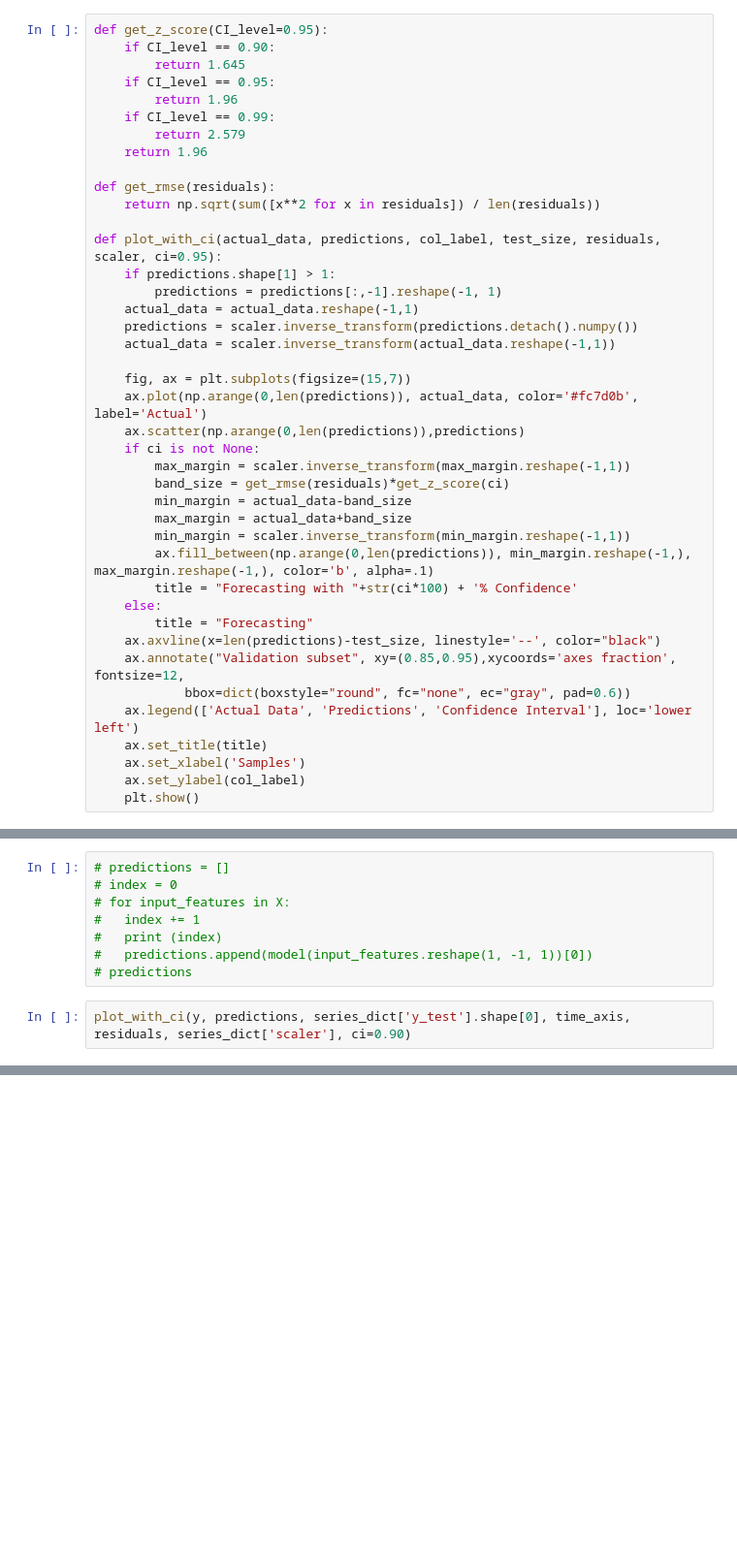
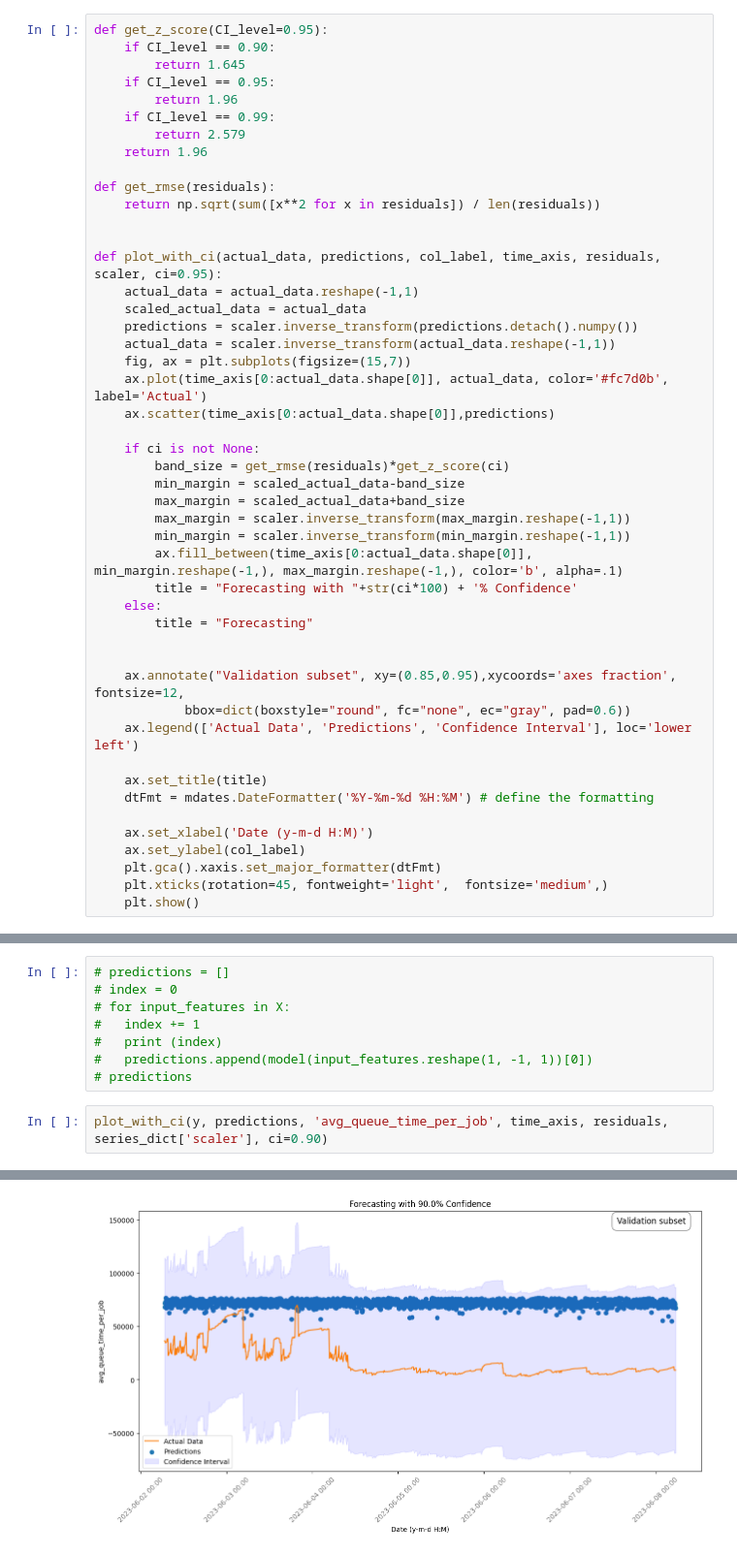
Before and after one commit to ari-apc-lab/croupier, a Jupyter notebook: forecast/forecasting/forecasting_ol.ipynb, the cells around one changed output, grey strips where cells are left out. Shown at 97% size. Drawn from its saved outputs; the diff is of its cells as text; blank space fills up the shorter version.

```diff
--- a/forecast/forecasting/forecasting_ol.ipynb
+++ b/forecast/forecasting/forecasting_ol.ipynb
@@ -496,31 +515,37 @@ def get_z_score(CI_level=0.95):
 def get_rmse(residuals):
     return np.sqrt(sum([x**2 for x in residuals]) / len(residuals))
 
-def plot_with_ci(actual_data, predictions, col_label, test_size, residuals, scaler, ci=0.95):
-    if predictions.shape[1] > 1:
-        predictions = predictions[:,-1].reshape(-1, 1)
+
+def plot_with_ci(actual_data, predictions, col_label, time_axis, residuals, scaler, ci=0.95):
     actual_data = actual_data.reshape(-1,1)
+    scaled_actual_data = actual_data
     predictions = scaler.inverse_transform(predictions.detach().numpy())
     actual_data = scaler.inverse_transform(actual_data.reshape(-1,1))
+    fig, ax = plt.subplots(figsize=(15,7))
+    ax.plot(time_axis[0:actual_data.shape[0]], actual_data, color='#fc7d0b', label='Actual')
+    ax.scatter(time_axis[0:actual_data.shape[0]],predictions)
 
-    fig, ax = plt.subplots(figsize=(15,7))
-    ax.plot(np.arange(0,len(predictions)), actual_data, color='#fc7d0b', label='Actual')
-    ax.scatter(np.arange(0,len(predictions)),predictions)
     if ci is not None:
+        band_size = get_rmse(residuals)*get_z_score(ci)
+        min_margin = scaled_actual_data-band_size
+        max_margin = scaled_actual_data+band_size
         max_margin = scaler.inverse_transform(max_margin.reshape(-1,1))
-        band_size = get_rmse(residuals)*get_z_score(ci)
-        min_margin = actual_data-band_size
-        max_margin = actual_data+band_size
         min_margin = scaler.inverse_transform(min_margin.reshape(-1,1))
-        ax.fill_between(np.arange(0,len(predictions)), min_margin.reshape(-1,), max_margin.reshape(-1,), color='b', alpha=.1)
+        ax.fill_between(time_axis[0:actual_data.shape[0]], min_margin.reshape(-1,), max_margin.reshape(-1,), color='b', alpha=.1)
         title = "Forecasting with "+str(ci*100) + '% Confidence'
     else:
         title = "Forecasting"
-    ax.axvline(x=len(predictions)-test_size, linestyle='--', color="black")
+
+
     ax.annotate("Validation subset", xy=(0.85,0.95),xycoords='axes fraction', fontsize=12,
             bbox=dict(boxstyle="round", fc="none", ec="gray", pad=0.6))
     ax.legend(['Actual Data', 'Predictions', 'Confidence Interval'], loc='lower left')
+
     ax.set_title(title)
-    ax.set_xlabel('Samples')
+    dtFmt = mdates.DateFormatter('%Y-%m-%d %H:%M') # define the formatting
+
+    ax.set_xlabel('Date (y-m-d H:M)')
     ax.set_ylabel(col_label)
+    plt.gca().xaxis.set_major_formatter(dtFmt)
+    plt.xticks(rotation=45, fontweight='light',  fontsize='medium',)
     plt.show()
@@ -575,5 +583,5 @@ predictions = model(X)
 #   predictions.append(model(input_features.reshape(1, -1, 1))[0])
 # predictions
 # %%
-plot_with_ci(y, predictions, series_dict['y_test'].shape[0], time_axis, residuals, series_dict['scaler'], ci=0.90)
+plot_with_ci(y, predictions, 'avg_queue_time_per_job', time_axis, residuals, series_dict['scaler'], ci=0.90)
 # %% [output]
@@ -580,0 +588 @@ NameError: name 'residuals' is not defined
+[figure, added]
```
Also changed, not shown: parts of 27 cells of this notebook.
